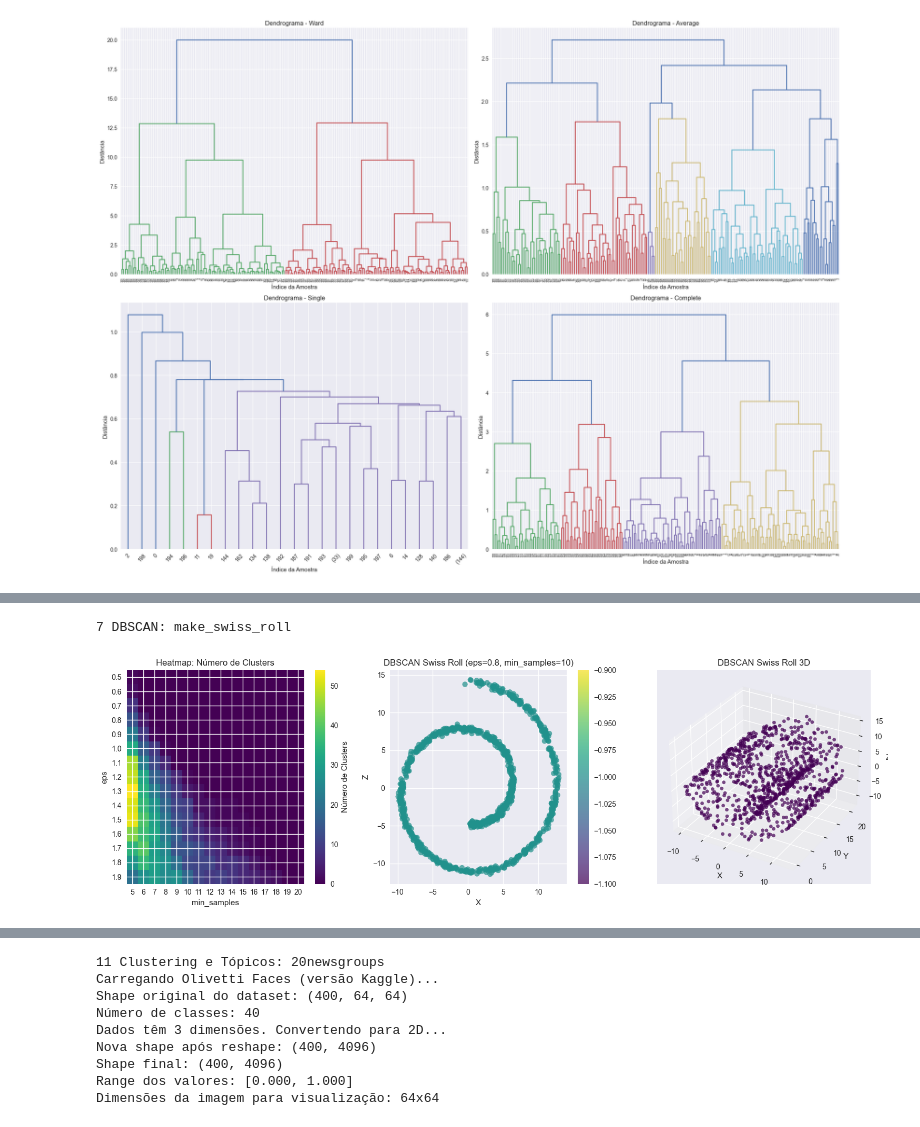
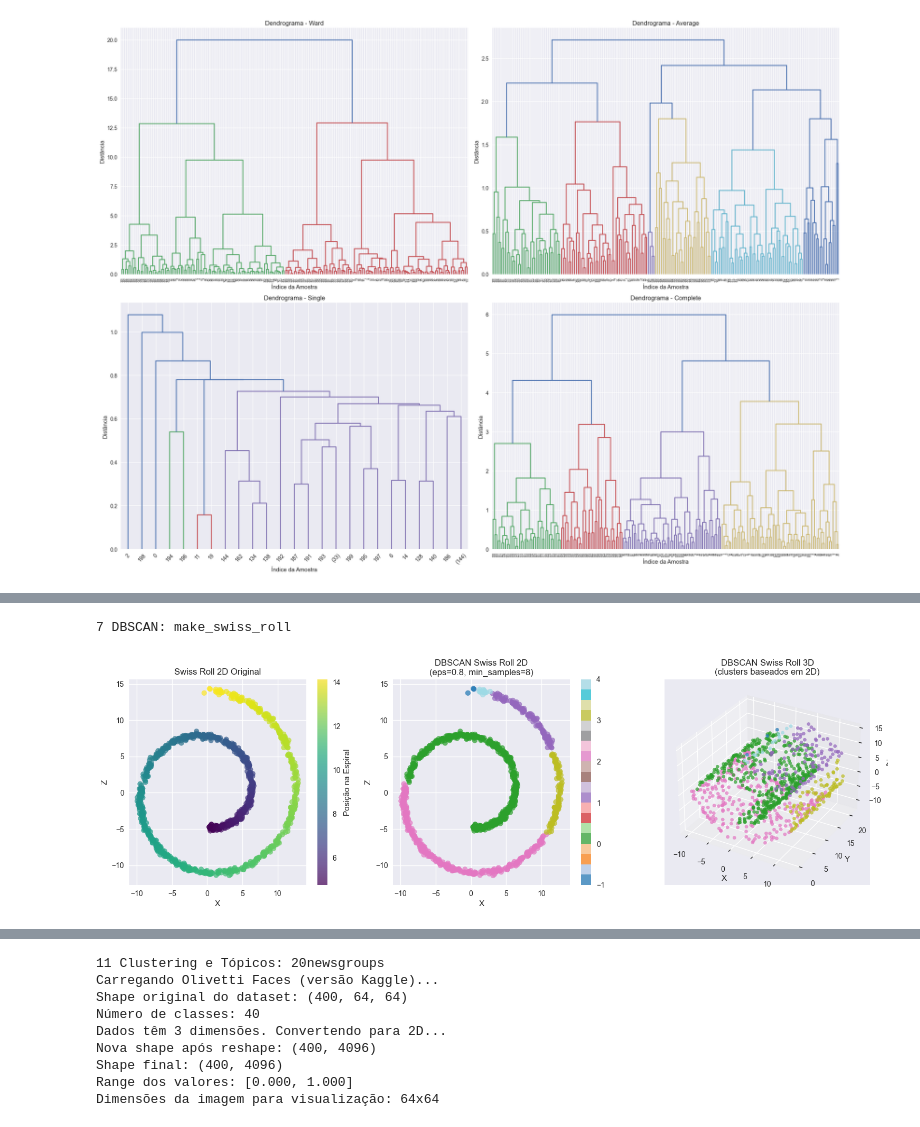
Before and after one commit to gontijojess/Clustering_AT, a Jupyter notebook: AT_clusterization.ipynb, the cells around one changed output, grey strips where cells are left out. Drawn from its saved outputs; the diff is of its cells as text; code cells hidden in the pictures.

Commit message:
melhorias no código

```diff
--- a/AT_clusterization.ipynb
+++ b/AT_clusterization.ipynb
@@ -363,60 +408,93 @@ print("7 DBSCAN: make_swiss_roll")
 # Gera dados Swiss Roll (1000 amostras com ruído=0.2)
 X_swiss, color = make_swiss_roll(n_samples=1000, noise=0.2, random_state=42)
 
+# Usa dados 2D (X e Z) para melhor segmentação
+X_2d = X_swiss[:, [0, 2]]
+
 # Testa diferentes parâmetros eps e min_samples
-eps_values = np.arange(0.5, 2.0, 0.1)
-min_samples_values = range(5, 21)
+eps_values = np.arange(0.8, 2.0, 0.1)
+min_samples_values = range(3, 12)
 
 # Inicializa a matriz de resultados
 results_matrix = np.zeros((len(eps_values), len(min_samples_values)))
 
+# Avaliação com métricas mais robustas
+def evaluate_dbscan_quality(X, labels):
+    n_clusters = len(set(labels)) - (1 if -1 in labels else 0)
+    n_noise = list(labels).count(-1)
+    noise_ratio = n_noise / len(labels)
+
+    # Penaliza muitos clusters pequenos ou muito ruído
+    if n_clusters == 0 or noise_ratio > 0.3:
+        return 0
+
+    # Calcula equilíbrio dos clusters
+    if n_clusters > 1:
+        unique, counts = np.unique(labels[labels != -1], return_counts=True)
+        balance_score = 1 / (1 + np.std(counts) / np.mean(counts))
+    else:
+        balance_score = 1
+
+    # Score combinado: preferir 3-8 clusters com pouco ruído e boa distribuição
+    cluster_penalty = abs(n_clusters - 5) / 5  # Penaliza estar longe de 5 clusters
+    quality_score = balance_score * (1 - noise_ratio) * (1 - cluster_penalty)
+
+    return quality_score
+
 # Avalia diferentes combinações de eps e min_samples
+best_quality = 0
+best_params = None
+
 for i, eps in enumerate(eps_values):
     for j, min_samples in enumerate(min_samples_values):
         dbscan = DBSCAN(eps=eps, min_samples=min_samples)
-        clusters = dbscan.fit_predict(X_swiss)
+        clusters = dbscan.fit_predict(X_2d)
+
         n_clusters = len(set(clusters)) - (1 if -1 in clusters else 0)
+        quality = evaluate_dbscan_quality(X_2d, clusters)
+
         results_matrix[i, j] = n_clusters
+
+        # Encontra os melhores parâmetros baseado na qualidade
+        if quality > best_quality:
+            best_quality = quality
+            best_params = (eps, min_samples, clusters)
+
+best_eps, best_min_samples, clusters_swiss = best_params
 
 plt.figure(figsize=(15, 5))
 
+# Swiss Roll 2D Original
 plt.subplot(1, 3, 1)
-plt.imshow(results_matrix, cmap='viridis', aspect='auto')
-plt.colorbar(label='Número de Clusters')
-plt.xlabel('min_samples')
-plt.ylabel('eps')
-plt.title('Heatmap: Número de Clusters')
-plt.xticks(range(len(min_samples_values)), min_samples_values)
-plt.yticks(range(len(eps_values)), [f'{eps:.1f}' for eps in eps_values])
+scatter1 = plt.scatter(X_2d[:, 0], X_2d[:, 1], c=color, cmap='viridis', alpha=0.7)
+plt.title('Swiss Roll 2D Original')
+plt.xlabel('X')
+plt.ylabel('Z')
+plt.colorbar(scatter1, label='Posição na Espiral')
 
-# Aplica DBSCAN com parâmetros ótimos
-best_eps = 0.8
-best_min_samples = 10
-dbscan_swiss = DBSCAN(eps=best_eps, min_samples=best_min_samples)
-clusters_swiss = dbscan_swiss.fit_predict(X_swiss)
-
+# Swiss Rolls 2D com clusters DBSCAN
 plt.subplot(1, 3, 2)
-scatter = plt.scatter(X_swiss[:, 0], X_swiss[:, 2], c=clusters_swiss, cmap='viridis', alpha=0.7)
-plt.title(f'DBSCAN Swiss Roll (eps={best_eps}, min_samples={best_min_samples})')
+scatter = plt.scatter(X_2d[:, 0], X_2d[:, 1], c=clusters_swiss, cmap='tab20', alpha=0.7)
+plt.title(f'DBSCAN Swiss Roll 2D\n(eps={best_eps:.1f}, min_samples={best_min_samples})')
 plt.xlabel('X')
 plt.ylabel('Z')
 plt.colorbar(scatter)
 
-# 3D visualization
+# 3D visualization usando labels dos dados 2D
 ax = plt.subplot(1, 3, 3, projection='3d')
-scatter = ax.scatter(X_swiss[:, 0], X_swiss[:, 1], X_swiss[:, 2], c=clusters_swiss, cmap='viridis', alpha=0.7)
-ax.set_title('DBSCAN Swiss Roll 3D')
+scatter = ax.scatter(X_swiss[:, 0], X_swiss[:, 1], X_swiss[:, 2], c=clusters_swiss, cmap='tab20', alpha=0.7)
+ax.set_title('DBSCAN Swiss Roll 3D\n(clusters baseados em 2D)')
 ax.set_xlabel('X')
 ax.set_ylabel('Y')
 ax.set_zlabel('Z')
 
 plt.tight_layout()
 plt.show()
 
 n_clusters_swiss = len(set(clusters_swiss)) - (1 if -1 in clusters_swiss else 0)
 n_noise = list(clusters_swiss).count(-1)
 print(f"Número de clusters encontrados: {n_clusters_swiss}")
 print(f"Número de pontos de ruído: {n_noise}")
 # %% [output]
 7 DBSCAN: make_swiss_roll
-[figure, old version]
+[figure, new version]
```
Also changed, not shown: parts of 6 cells of this notebook.
